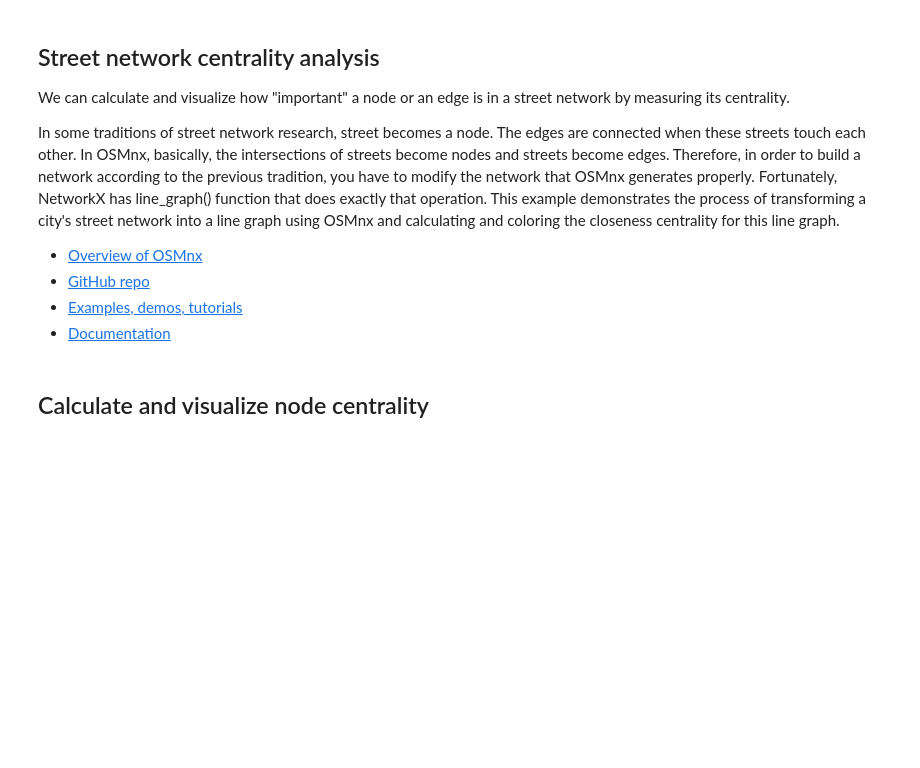
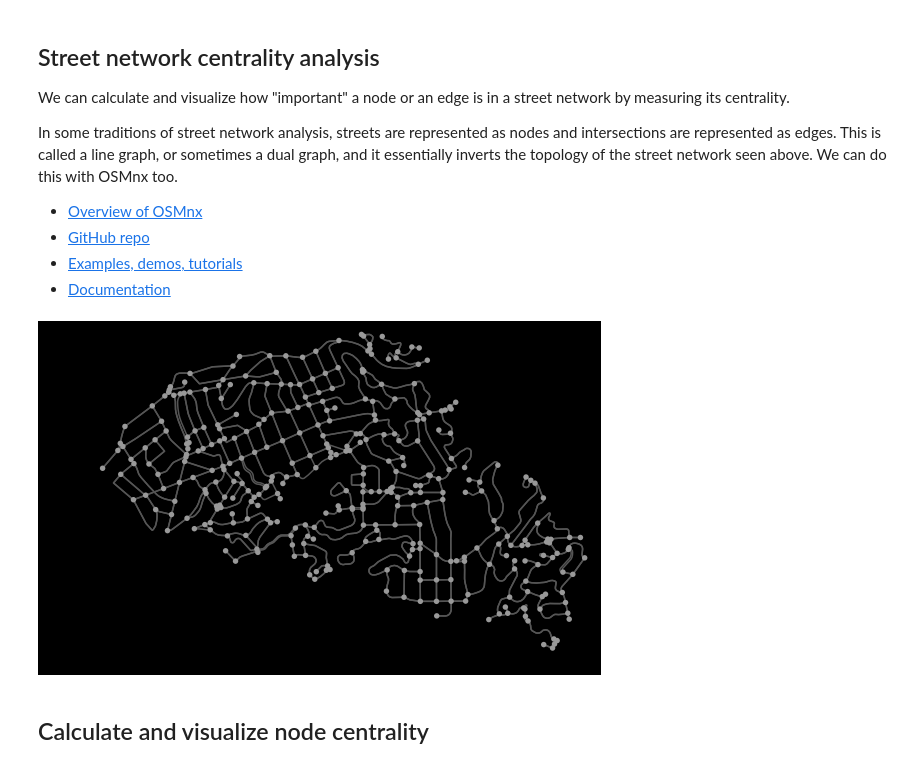
Before and after one commit to gboeing/osmnx-examples, a Jupyter notebook: notebooks/08-example-line-graph.ipynb, the cells around one changed output. Saved outputs shown, nothing was run; the diff lists cells and outputs as text; code cells hidden in the pictures; blank space fills up the shorter version.

```diff
--- a/notebooks/08-example-line-graph.ipynb
+++ b/notebooks/08-example-line-graph.ipynb
@@ -3,7 +3,7 @@
 
 We can calculate and visualize how "important" a node or an edge is in a street network by measuring its centrality.
 
-In some traditions of street network research, street becomes a node. The edges are connected when these streets touch each other. In OSMnx, basically, the intersections of streets become nodes and streets become edges. Therefore, in order to build a network according to the previous tradition, you have to modify the network that OSMnx generates properly. Fortunately, NetworkX has line_graph() function that does exactly that operation. This example demonstrates the process of transforming a city's street network into a line graph using OSMnx and calculating and coloring the closeness centrality for this line graph.
+In some traditions of street network analysis, streets are represented as nodes and intersections are represented as edges. This is called a line graph, or sometimes a dual graph, and it essentially inverts the topology of the street network seen above. We can do this with OSMnx too.
 
   - [Overview of OSMnx](http://geoffboeing.com/2016/11/osmnx-python-street-networks/)
   - [GitHub repo](https://github.com/gboeing/osmnx)
@@ -20,7 +20,11 @@ ox.config(log_console=True, use_cache=True)
 # %%
 # download and project a street network
 G = ox.graph_from_place('Piedmont, California', network_type='drive')
 G = ox.project_graph(G)
+fig, ax = ox.plot_graph(G, bgcolor='k', node_size=30, node_color='#999999', node_edgecolor='none', node_zorder=2,
+                        edge_color='#555555', edge_linewidth=1.5, edge_alpha=1)
+# %% [output]
+[figure, added]
 # %% [markdown]
 ## Calculate and visualize node centrality
 # %%
```
Also changed, not shown: parts of 5 cells of this notebook.
